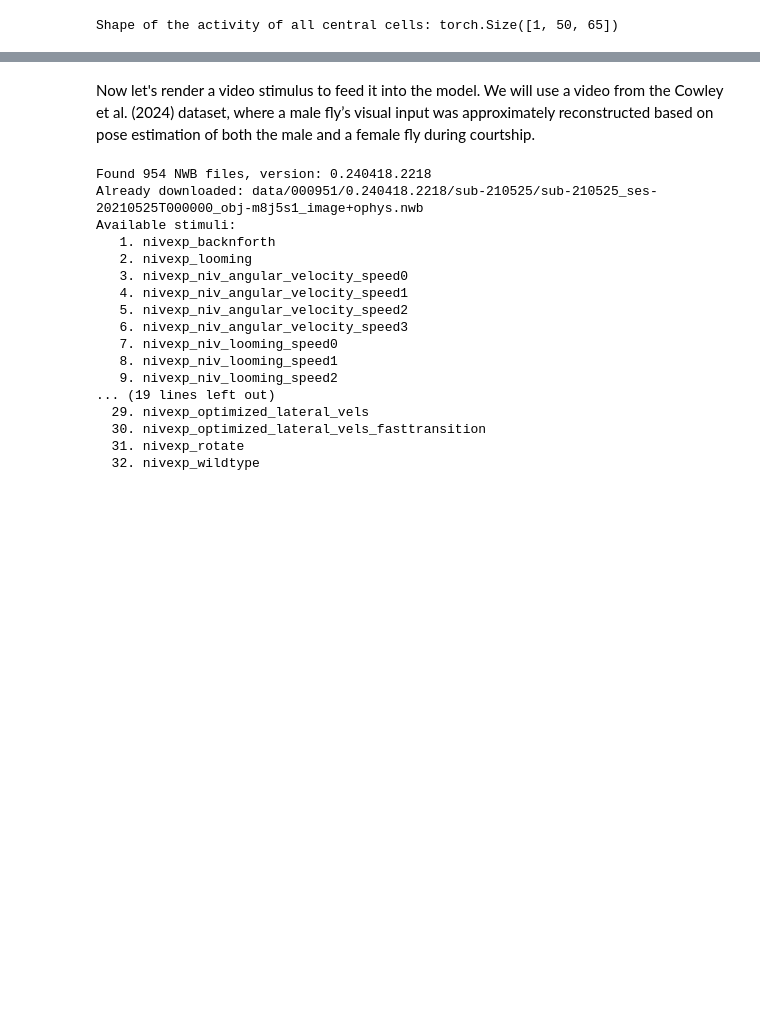
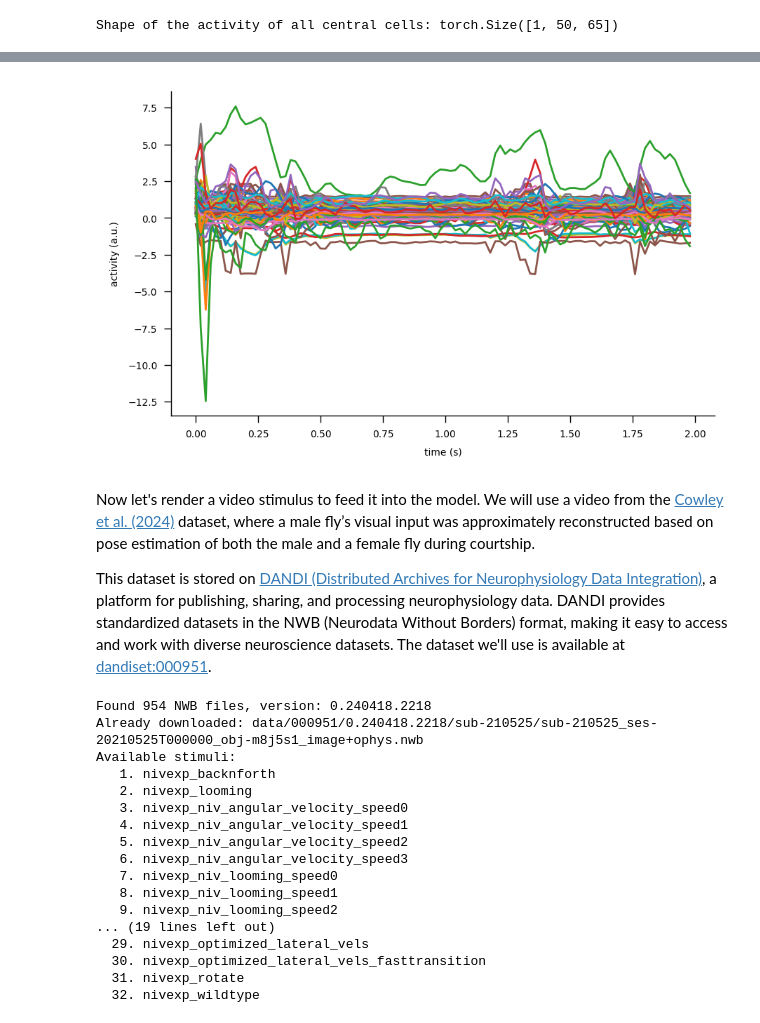
Before and after one commit to sjcabs/flyvis_tutorial, a Jupyter notebook: tutorials/00_flyvis_tutorial_using_the_model.ipynb, the cells around one changed output, grey strips where cells are left out. Drawn from its saved outputs; the diff is of its cells as text; code cells hidden in the pictures; blank space fills up the shorter version.

```diff
--- a/00_flyvis_tutorial_using_the_model.ipynb
+++ b/tutorials/00_flyvis_tutorial_using_the_model.ipynb
@@ -205,3 +207,28 @@ plt.show()
+# %%
+# Let's reduce the initial transient response by using the steady state as initial state
+# initial_state = network.fade_in_state(t_fade_in=10.0, dt=dt, initial_frames=hex_frames[:,0])
+initial_state = network.steady_state(t_pre=1.0, dt=dt, batch_size=1)
+
+# Reset the stimulus buffer
+network.stimulus.zero()
+
+# Add the stimulus to a stimulus buffer
+network.stimulus.add_input(stimulus)
+
+# Run the model
+with torch.no_grad():
+    network_activity = network(network.stimulus(), dt=dt, state=initial_state)
+
+# Let's visualize the activity of all central cells
+time = np.arange(0, network_activity.shape[1]) * dt
+plt.plot(time, activity_by_type.central[:].squeeze().cpu())
+plt.xlabel("time (s)")
+plt.ylabel("activity (a.u.)")
+plt.show()
+# %% [output]
+[figure, added]
 # %% [markdown]
-Now let's render a video stimulus to feed it into the model. We will use a video from the Cowley et al. (2024) dataset, where a male fly’s visual input was approximately reconstructed based on pose estimation of both the male and a female fly during courtship.
+Now let's render a video stimulus to feed it into the model. We will use a video from the [Cowley et al. (2024)](https://www.nature.com/articles/s41586-024-07451-8) dataset, where a male fly’s visual input was approximately reconstructed based on pose estimation of both the male and a female fly during courtship.
+
+This dataset is stored on [DANDI (Distributed Archives for Neurophysiology Data Integration)](https://dandiarchive.org/), a platform for publishing, sharing, and processing neurophysiology data. DANDI provides standardized datasets in the NWB (Neurodata Without Borders) format, making it easy to access and work with diverse neuroscience datasets. The dataset we'll use is available at [dandiset:000951](https://dandiarchive.org/dandiset/000951).
 # %%
```
Also changed, not shown: parts of 12 cells of this notebook, 6 other files.
